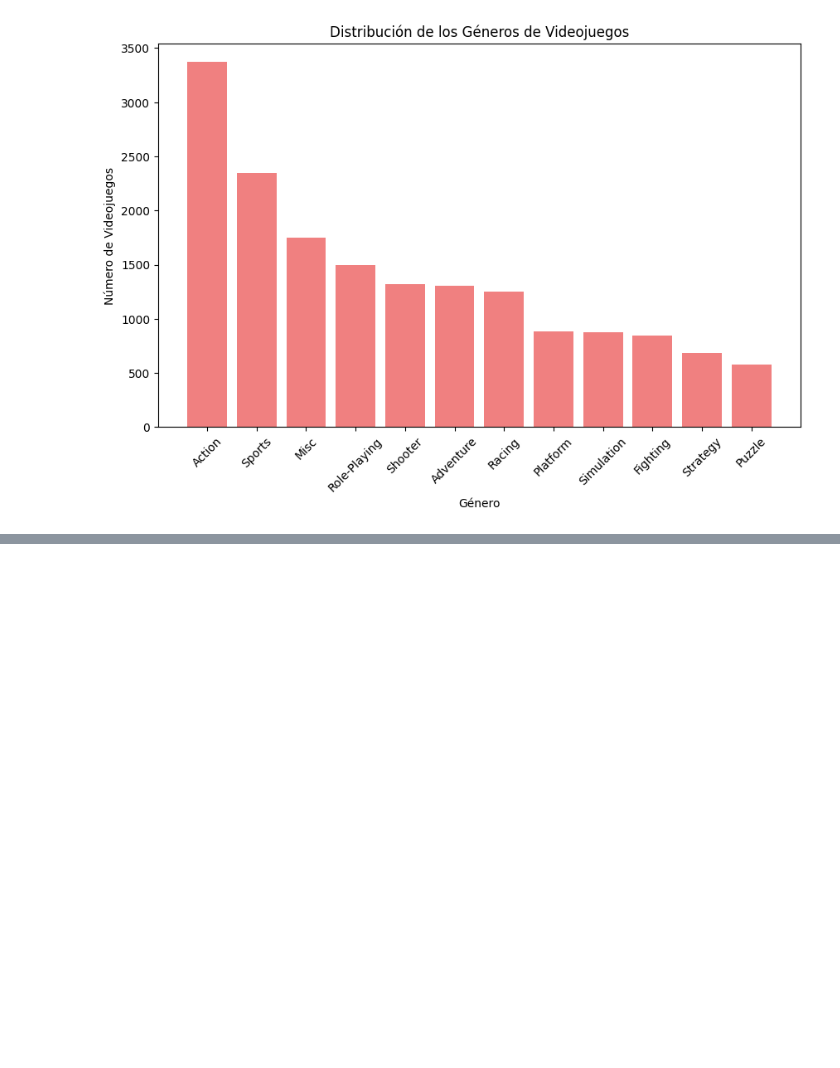
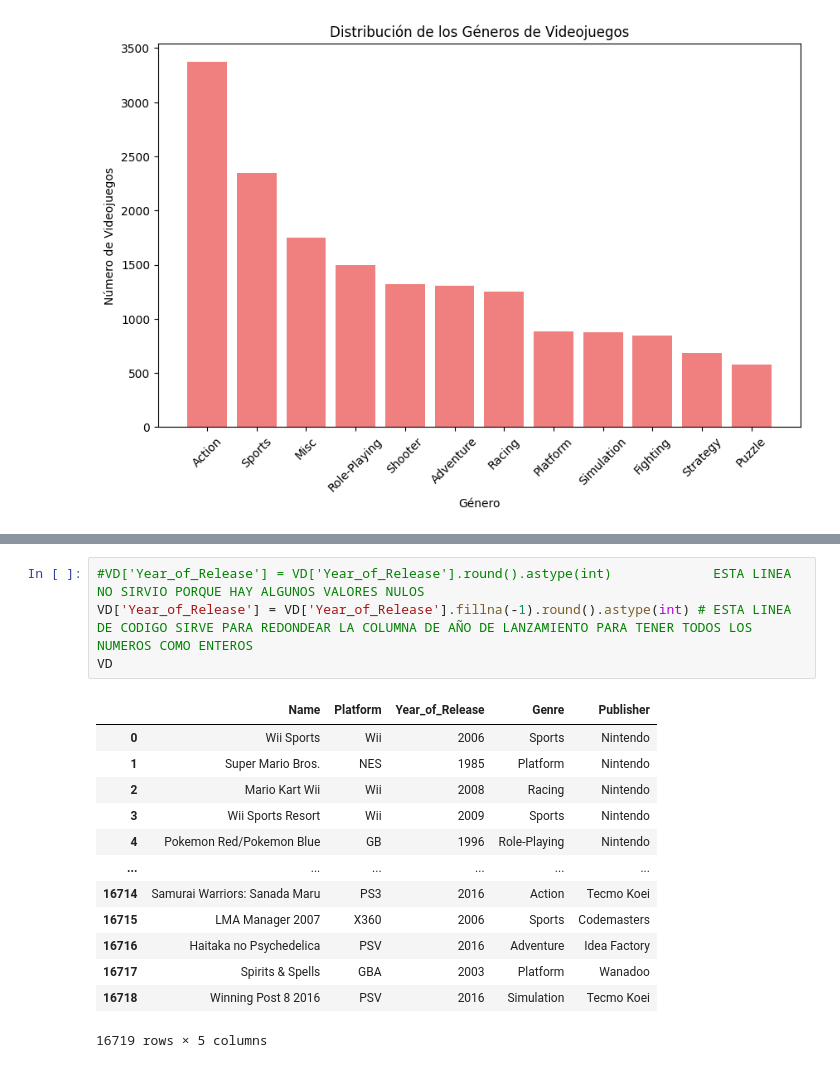
Before and after one commit to rmorenx/proyectito-, a Jupyter notebook: proy.ipynb, the cells around one changed output, grey strips where cells are left out. Drawn from its saved outputs; the diff is of its cells as text; blank space fills up the shorter version.

```diff
--- a/proy.ipynb
+++ b/proy.ipynb
@@ -88,0 +110,18 @@ axs[1, 1].tick_params(axis='x', rotation=45)
+# %%
+#VD['Year_of_Release'] = VD['Year_of_Release'].round().astype(int)             ESTA LINEA NO SIRVIO PORQUE HAY ALGUNOS VALORES NULOS
+VD['Year_of_Release'] = VD['Year_of_Release'].fillna(-1).round().astype(int) # ESTA LINEA DE CODIGO SIRVE PARA REDONDEAR LA COLUMNA DE AÑO DE LANZAMIENTO PARA TENER TODOS LOS NUMEROS COMO ENTEROS
+VD
+# %% [output]
+|  | Name | Platform | Year_of_Release | Genre | Publisher |
+| 0 | Wii Sports | Wii | 2006 | Sports | Nintendo |
+| 1 | Super Mario Bros. | NES | 1985 | Platform | Nintendo |
+| 2 | Mario Kart Wii | Wii | 2008 | Racing | Nintendo |
+| 3 | Wii Sports Resort | Wii | 2009 | Sports | Nintendo |
+| 4 | Pokemon Red/Pokemon Blue | GB | 1996 | Role-Playing | Nintendo |
+| ... | ... | ... | ... | ... | ... |
+| 16714 | Samurai Warriors: Sanada Maru | PS3 | 2016 | Action | Tecmo Koei |
+| 16715 | LMA Manager 2007 | X360 | 2006 | Sports | Codemasters |
+| 16716 | Haitaka no Psychedelica | PSV | 2016 | Adventure | Idea Factory |
+| 16717 | Spirits & Spells | GBA | 2003 | Platform | Wanadoo |
+| 16718 | Winning Post 8 2016 | PSV | 2016 | Simulation | Tecmo Koei |
+16719 rows × 5 columns
```
Also changed, not shown: parts of 4 cells of this notebook.
